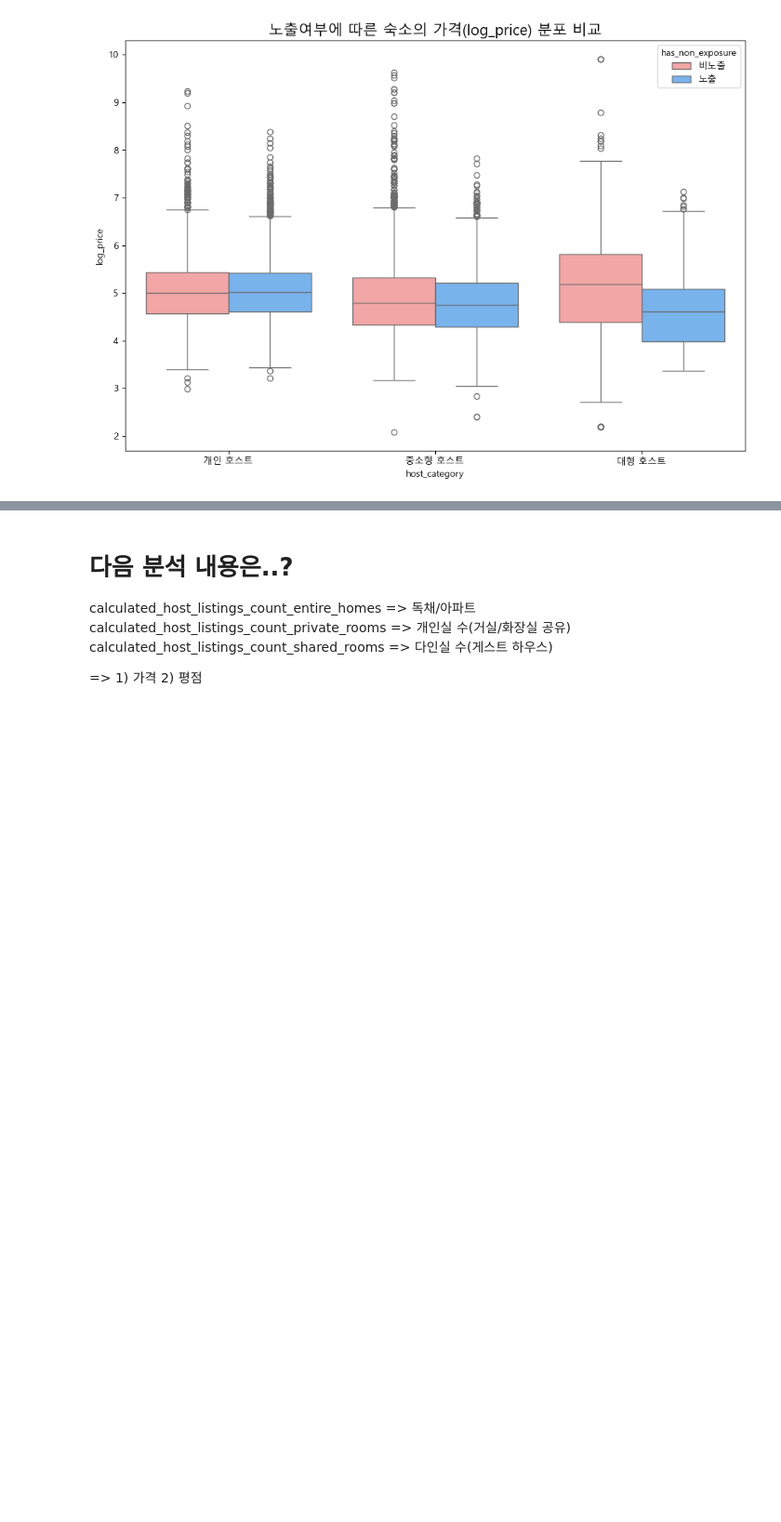
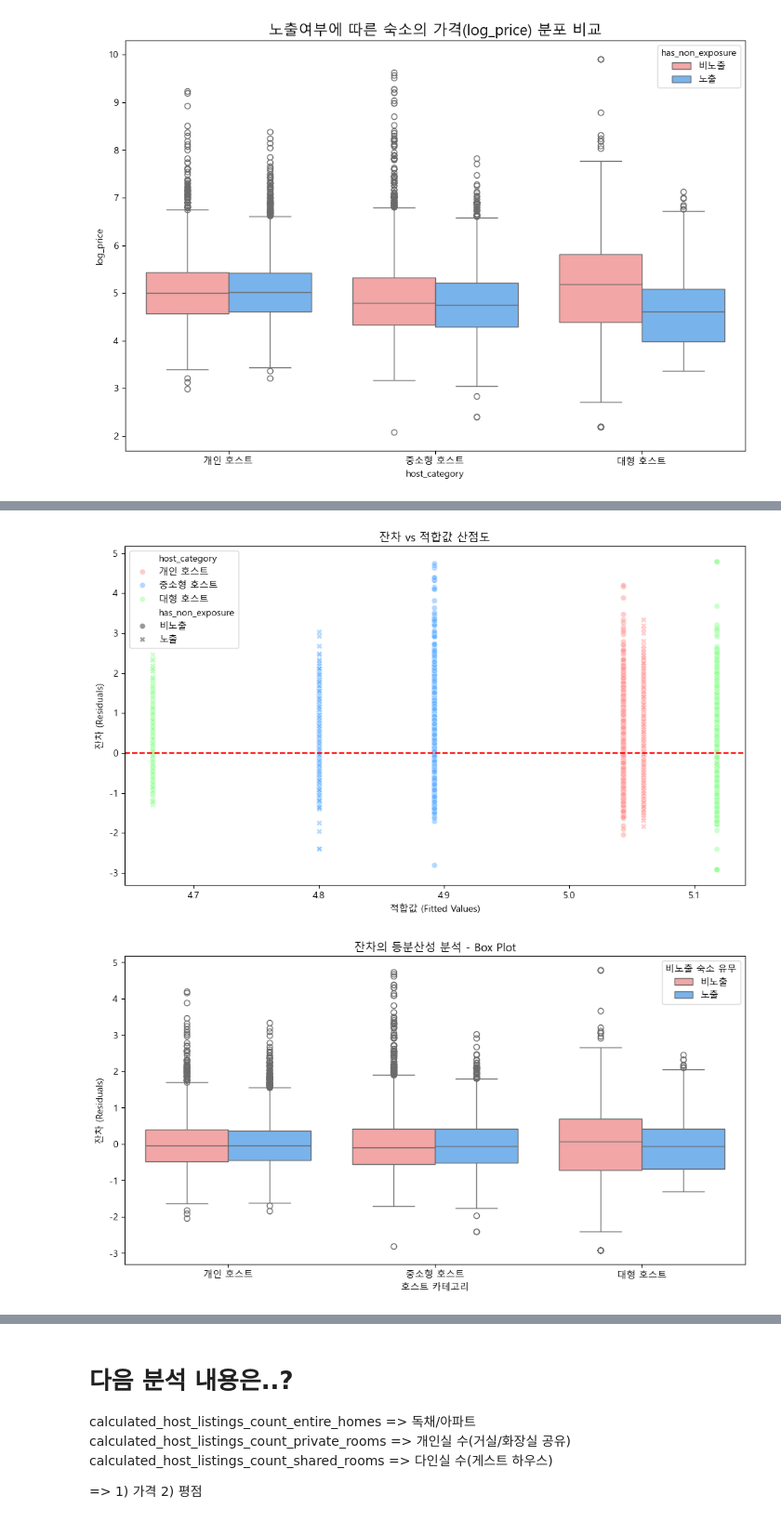
Before and after one commit to sybeom528/airbnb_price_prediction, a Jupyter notebook: notebooks/260304_khe.ipynb, the cells around one changed output, grey strips where cells are left out. Shown at 93% size. Drawn from its saved outputs; the diff is of its cells as text; code cells hidden in the pictures; blank space fills up the shorter version.

```diff
--- a/notebooks/260304_khe.ipynb
+++ b/notebooks/260304_khe.ipynb
@@ -371,0 +251,26 @@ H-통계량: 660.5248, p-value: 1.680696615089698e-140
+# %%
+# 등분산성 분석 - 그래프 그리기
+df_cleaned_copy['residuals'] = model.resid
+df_cleaned_copy['fitted'] = model.fittedvalues
+
+# 산점도
+plt.figure(figsize=(10, 6))
+sns.scatterplot(x='fitted', y='residuals', style='has_non_exposure', hue='host_category', data=df_cleaned_copy, alpha=0.5, palette=['#ff9999','#66b3ff','#99ff99'])
+plt.axhline(0, color='red', linestyle='--')
+plt.title('잔차 vs 적합값 산점도')
+plt.xlabel('적합값 (Fitted Values)')
+plt.ylabel('잔차 (Residuals)')
+plt.tight_layout()
+plt.show()
+
+# box plot
+plt.figure(figsize=(12, 6))
+sns.boxplot(x='host_category', y='residuals', hue='has_non_exposure', data=df_cleaned_copy, palette=['#ff9999', '#66b3ff'])
+plt.title('잔차의 등분산성 분석 - Box Plot')
+plt.xlabel('호스트 카테고리')
+plt.ylabel('잔차 (Residuals)')
+plt.legend(title='비노출 숙소 유무')
+plt.show()
+# %% [output]
+[figure, added]
+[figure, added]
```
Also changed, not shown: parts of 14 cells of this notebook.
